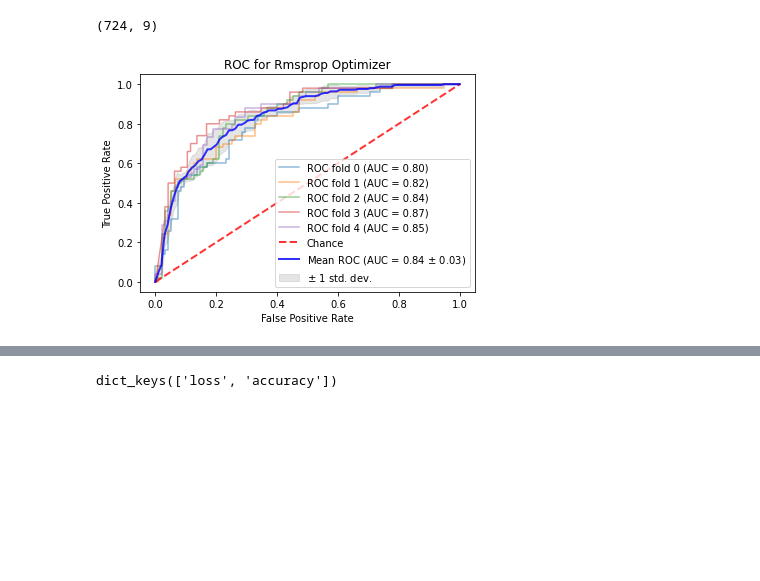
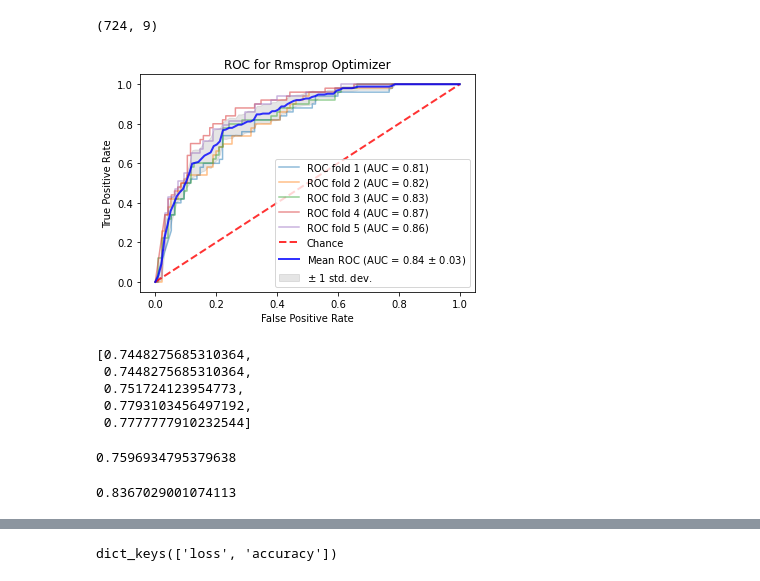
Before and after one commit to sachinkavindaa/DeepLearning-Research, a Jupyter notebook: K_Fold_AUC_Rmsprop.ipynb, the cells around one changed output, grey strips where cells are left out. Cells and saved outputs as stored; diff of their text form; code cells hidden in the pictures; blank space fills up the shorter version.

```diff
--- a/K_Fold_AUC_Rmsprop.ipynb
+++ b/K_Fold_AUC_Rmsprop.ipynb
@@ -89,38 +83,57 @@ aucs = []
 mean_fpr = np.linspace(0, 1, 100)
 
 fig, ax = plt.subplots()
+scores = []
 colors = list(['tan','lime','orange','indigo','maroon'])
 for i, (train, test) in enumerate(cv.split(X, y)):
     history = classifier.fit(X.iloc[train], y.iloc[train])
+    score = classifier.score(X.iloc[test], y.iloc[test])
     viz = plot_roc_curve(classifier, X.iloc[test], y.iloc[test],
-                         name='ROC fold {}'.format(i),
+                         name='ROC fold {}'.format(i+1),
                          alpha=0.5, lw=1.5, ax=ax )
     interp_tpr = np.interp(mean_fpr, viz.fpr, viz.tpr)
     interp_tpr[0] = 0.0
     tprs.append(interp_tpr)
     aucs.append(viz.roc_auc)
+    scores.append(score)
 
 ax.plot([0, 1], [0, 1], linestyle='--', lw=2, color='r',
         label='Chance', alpha=.8)
 
 mean_tpr = np.mean(tprs, axis=0)
 mean_tpr[-1] = 1.0
 mean_auc = auc(mean_fpr, mean_tpr)
 std_auc = np.std(aucs)
 
 ax.plot(mean_fpr, mean_tpr, color='b',
         label=r'Mean ROC (AUC = %0.2f $\pm$ %0.2f)' % (mean_auc, std_auc),
         lw=2, alpha=.8)
 
 std_tpr = np.std(tprs, axis=0)
 tprs_upper = np.minimum(mean_tpr + std_tpr, 1)
 tprs_lower = np.maximum(mean_tpr - std_tpr, 0)
 ax.fill_between(mean_fpr, tprs_lower, tprs_upper, color='grey', alpha=.2,
                 label=r'$\pm$ 1 std. dev.')
 
 ax.set(xlim=[-0.05, 1.05], ylim=[-0.05, 1.05],
        title="ROC for Rmsprop Optimizer")
 ax.legend(loc="lower right")
 plt.show()
 # %% [output]
-[figure, old version]
+[figure, new version]
+# %%
+scores
+# %% [output]
+[0.7448275685310364,
+ 0.7448275685310364,
+ 0.751724123954773,
+ 0.7793103456497192,
+ 0.7777777910232544]
+# %%
+mean(scores)
+# %% [output]
+0.7596934795379638
+# %%
+mean(aucs)
+# %% [output]
+0.8367029001074113
```
Also changed, not shown: parts of 5 cells of this notebook.
